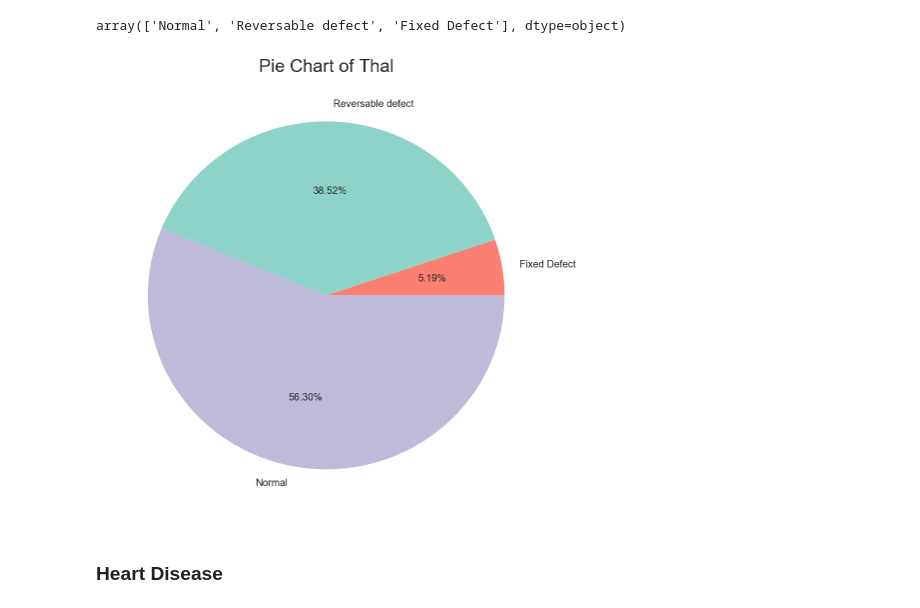
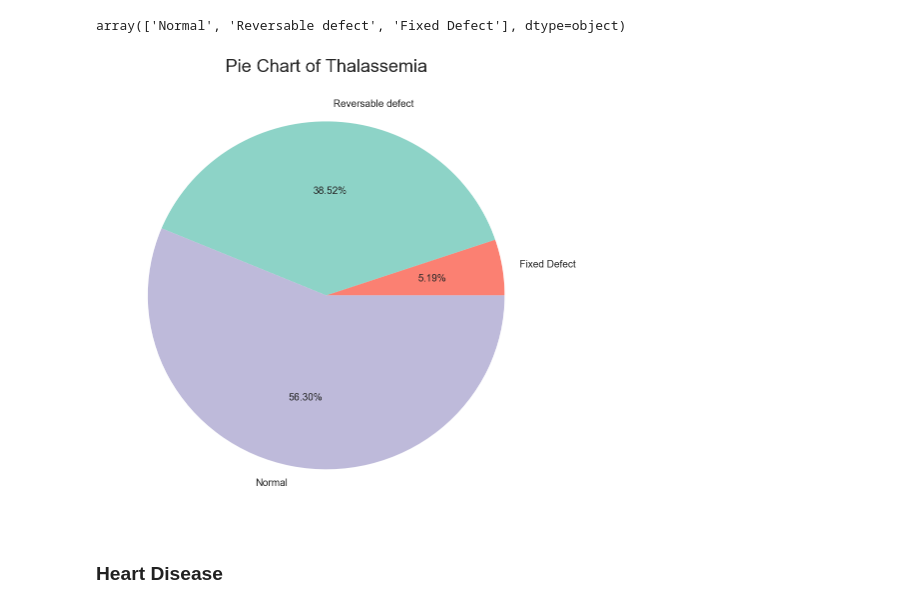
Before and after one commit to Rahulkg007/heart-disease-prediction, a Jupyter notebook: Assignment2.ipynb, the cells around one changed output. Drawn from its saved outputs; the diff is of its cells as text; code cells hidden in the pictures.

```diff
--- a/Assignment2.ipynb
+++ b/Assignment2.ipynb
@@ -303,9 +299,9 @@ heart.thal.unique()
 # %% [output]
 array(['Normal', 'Reversable defect', 'Fixed Defect'], dtype=object)
 # %%
-make_pie_chart(heart, 'thal', 'Thal')
+make_pie_chart(heart, 'thal', 'Thalassemia')
 # %% [output]
-[figure, old version]
+[figure, new version]
 # %% [markdown]
 ### Heart Disease
 # %%
```
Also changed, not shown: parts of 21 cells of this notebook, 1 other file.
